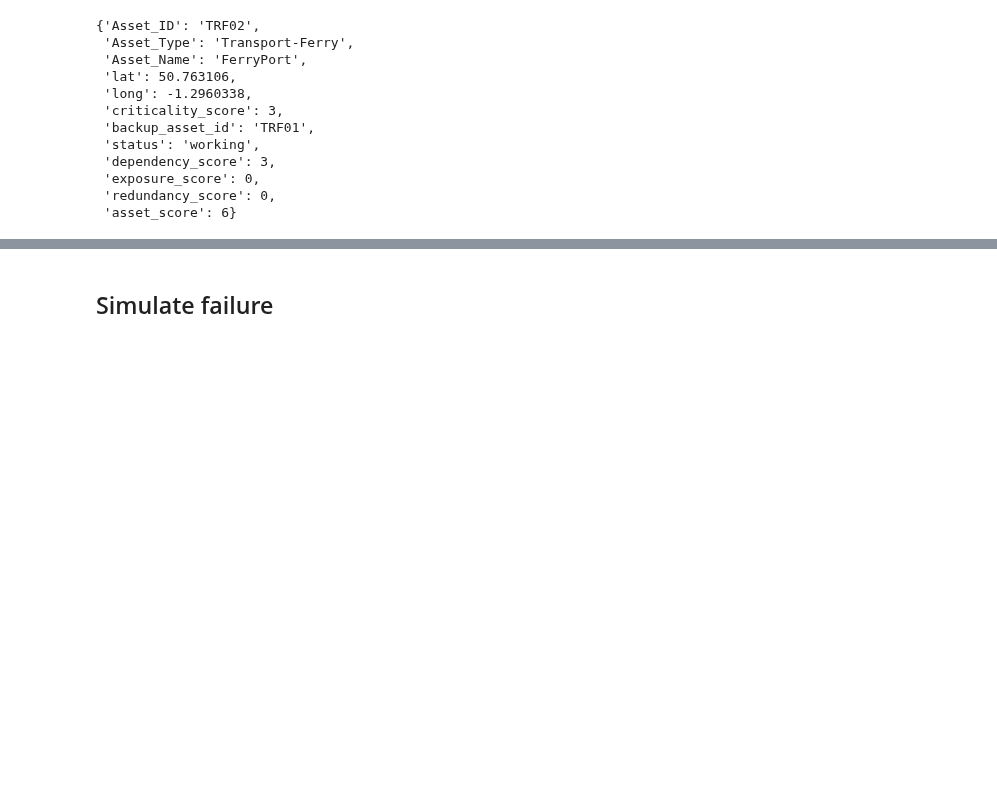
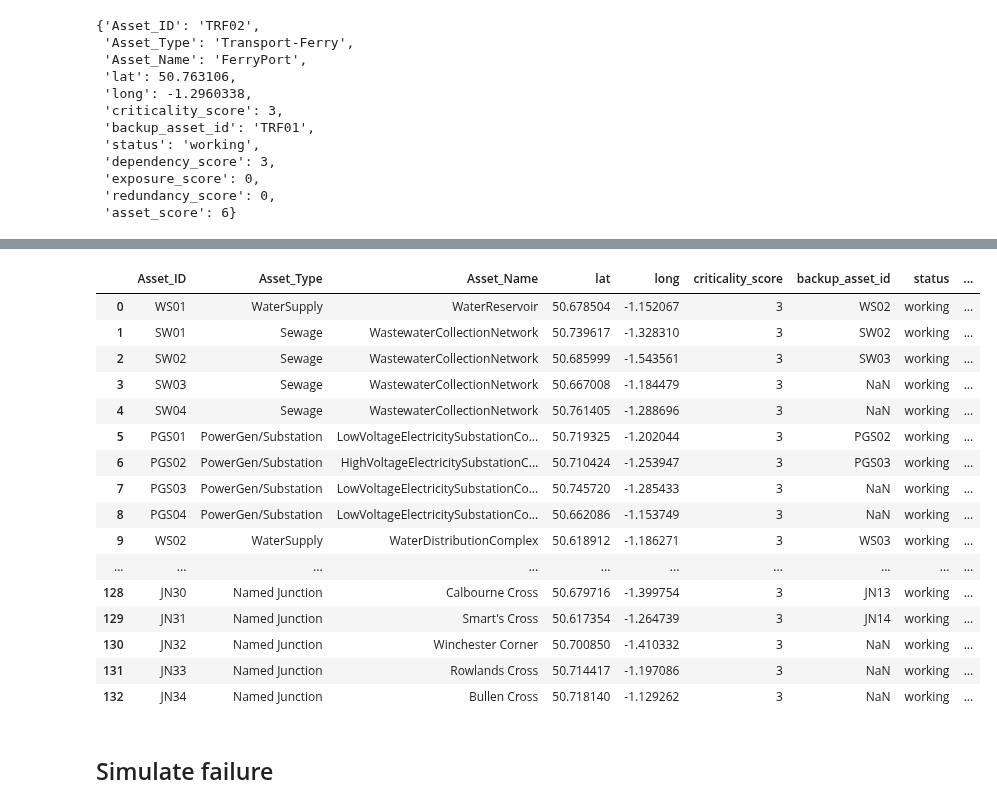
Before and after one commit to National-Digital-Twin/VISTA, a Jupyter notebook: data-science/incident-scenarios/03-vessel-blocking-port/03-graph-scenario-analysis.ipynb, the cells around one changed output, grey strips where cells are left out. Drawn from its saved outputs; the diff is of its cells as text; code cells hidden in the pictures; blank space fills up the shorter version.

```diff
--- a/data-science/incident-scenarios/03-vessel-blocking-port/03-graph-scenario-analysis.ipynb
+++ b/data-science/incident-scenarios/03-vessel-blocking-port/03-graph-scenario-analysis.ipynb
@@ -316,3 +428,25 @@ G.nodes['TRF02']
+# %%
+incident_data_asset_scores = graph_to_dataframe(G)
+# %%
+incident_data_asset_scores.head(150)
+# %% [output]
+|  | Asset_ID | Asset_Type | Asset_Name | lat | long | criticality_score | backup_asset_id | status | ... |
+| 0 | WS01 | WaterSupply | WaterReservoir | 50.678504 | -1.152067 | 3 | WS02 | working | ... |
+| 1 | SW01 | Sewage | WastewaterCollectionNetwork | 50.739617 | -1.328310 | 3 | SW02 | working | ... |
+| 2 | SW02 | Sewage | WastewaterCollectionNetwork | 50.685999 | -1.543561 | 3 | SW03 | working | ... |
+| 3 | SW03 | Sewage | WastewaterCollectionNetwork | 50.667008 | -1.184479 | 3 | NaN | working | ... |
+| 4 | SW04 | Sewage | WastewaterCollectionNetwork | 50.761405 | -1.288696 | 3 | NaN | working | ... |
+| 5 | PGS01 | PowerGen/Substation | LowVoltageElectricitySubstationCo... | 50.719325 | -1.202044 | 3 | PGS02 | working | ... |
+| 6 | PGS02 | PowerGen/Substation | HighVoltageElectricitySubstationC... | 50.710424 | -1.253947 | 3 | PGS03 | working | ... |
+| 7 | PGS03 | PowerGen/Substation | LowVoltageElectricitySubstationCo... | 50.745720 | -1.285433 | 3 | NaN | working | ... |
+| 8 | PGS04 | PowerGen/Substation | LowVoltageElectricitySubstationCo... | 50.662086 | -1.153749 | 3 | NaN | working | ... |
+| 9 | WS02 | WaterSupply | WaterDistributionComplex | 50.618912 | -1.186271 | 3 | WS03 | working | ... |
+| ... | ... | ... | ... | ... | ... | ... | ... | ... | ... |
+| 128 | JN30 | Named Junction | Calbourne Cross | 50.679716 | -1.399754 | 3 | JN13 | working | ... |
+| 129 | JN31 | Named Junction | Smart's Cross | 50.617354 | -1.264739 | 3 | JN14 | working | ... |
+| 130 | JN32 | Named Junction | Winchester Corner | 50.700850 | -1.410332 | 3 | NaN | working | ... |
+| 131 | JN33 | Named Junction | Rowlands Cross | 50.714417 | -1.197086 | 3 | NaN | working | ... |
+| 132 | JN34 | Named Junction | Bullen Cross | 50.718140 | -1.129262 | 3 | NaN | working | ... |
 # %% [markdown]
 ## Simulate failure
 # %%
```
Also changed, not shown: parts of 24 cells of this notebook, 25 other files.
